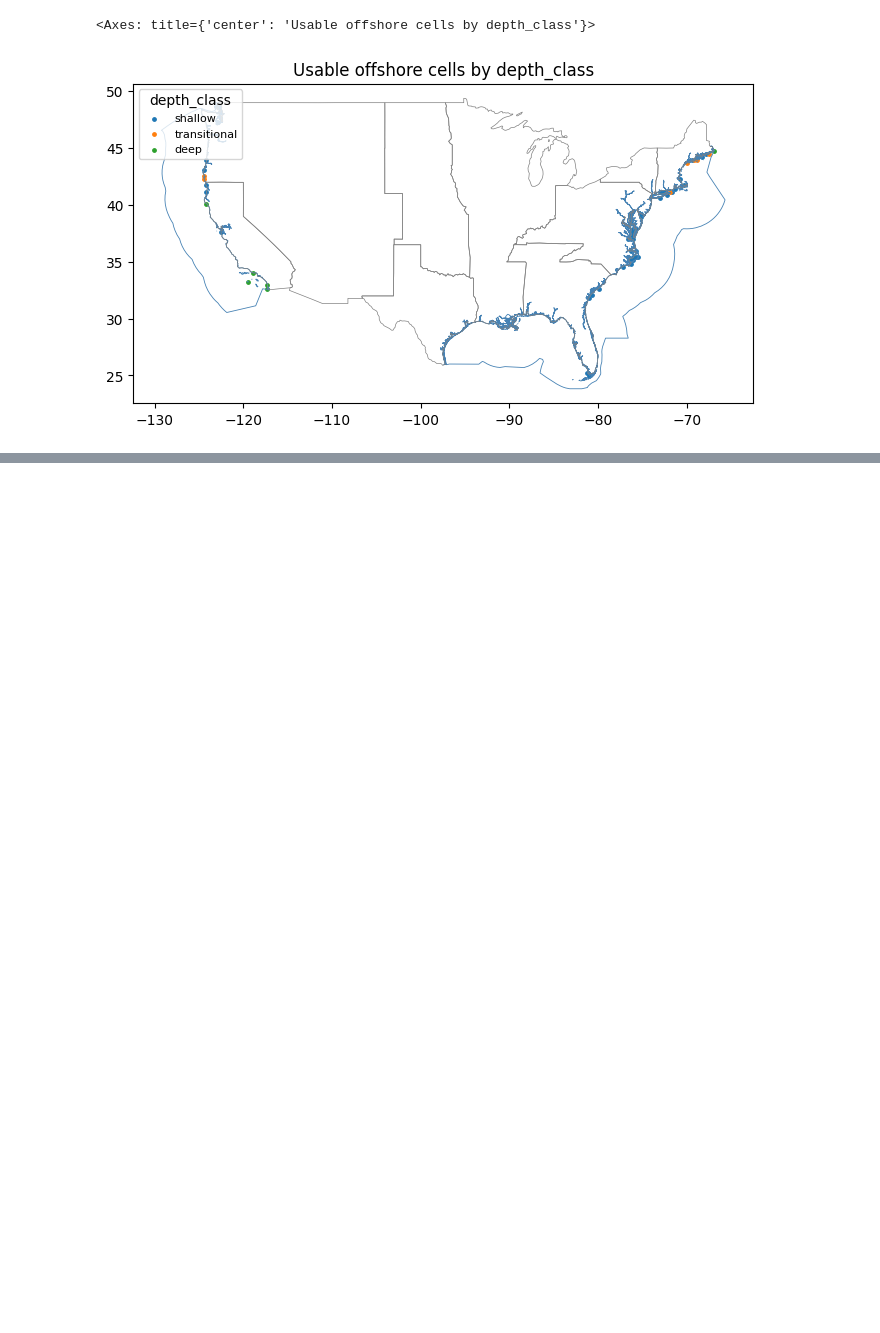
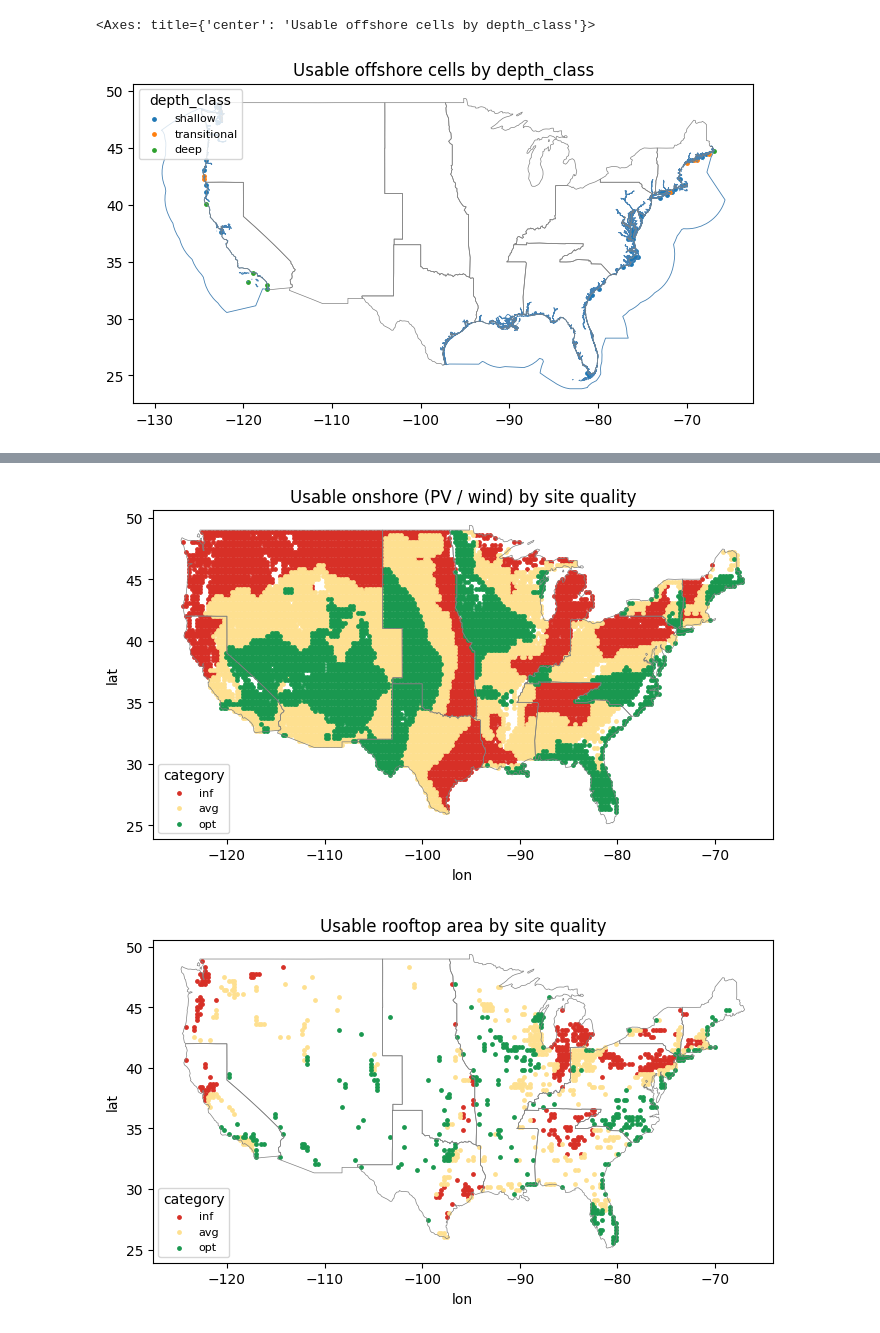
Before and after one commit to loeffko/GENeSYS_MOD.tools, a Jupyter notebook: GIS_&_Timeseries_Tool/GENeSYS-MOD_RES_Tool_US.ipynb, the cells around one changed output, grey strips where cells are left out. Drawn from its saved outputs; the diff is of its cells as text; code cells hidden in the pictures; blank space fills up the shorter version.

```diff
--- a/GIS_&_Timeseries_Tool/GENeSYS-MOD_RES_Tool_US.ipynb
+++ b/GIS_&_Timeseries_Tool/GENeSYS-MOD_RES_Tool_US.ipynb
@@ -280,9 +280,9 @@ The cells above process every region at once, which rasterizes the land-cover ma
 and returns one stitched availability map across all regions. Reuses the same `excluder`/`cities` defined above.
 # %%
 # Memory-safe: process every region one at a time. Saves per-region + combined
-# CSVs, returns one stitched availability map AND the usable coords (all regions)
-# for the usable-site timeseries below: land (PV/onshore wind), rooftop, offshore.
-# Offshore cells are filtered by depth AND marine protected areas. regions=[] = all.
+# CSVs, returns the stitched availability map + usable coords (land/rooftop/offshore)
+# for the usable-site timeseries below. Passing pv_solar_panel adds a site-quality
+# 'category' (inf/avg/opt) column to the usable-coords CSVs. regions=[] = all.
 combined_potentials, stitched_land, stitched_rooftop, coords_onshore_usable, coords_rooftop_usable, coords_offshore_usable = calculate_potentials_per_region(
     cutout, geo_file, coords_onshore,
     excluder=excluder, cities=cities,
@@ -295,6 +295,8 @@ combined_potentials, stitched_land, stitched_rooftop, coords_onshore_usable, coo
     pv_cap_per_sqkm=pv_cap_per_sqkm, pv_percent_land_available=pv_percent_land_available,
     wind_cap_per_sqkm=wind_cap_per_sqkm, wind_percent_land_available=wind_percent_land_available,
     rooftop_cap_per_sqkm=rooftop_cap_per_sqkm, rooftop_percent_area_available=rooftop_percent_area_available,
+    pv_solar_panel=solar_panel, pv_slope=pv_slope, pv_azimuth=pv_azimuth,
+    optimal_tilt=pv_optimal_tilt, rooftop_pv_slope=rooftop_pv_slope, rooftop_pv_azimuth=rooftop_pv_azimuth,
     output_dir=output_dir, filename=filename,
 )
 combined_potentials
@@ -416,0 +425,21 @@ usable offshore cells: 59 of 2727
+# %%
+# Maps of usable sites per technology, colour-coded. Onshore/rooftop use the
+# site-quality 'category' column (inf/avg/opt) now stored in the usable-coords;
+# offshore uses depth class. Guarded so missing/empty layers are skipped.
+_region_shapes = shapes if 'shapes' in dir() else None
+
+if 'coords_onshore_usable' in dir() and coords_onshore_usable is not None and len(coords_onshore_usable):
+    plot_usable_coords(coords_onshore_usable, shapes=_region_shapes,
+                       color_by='category', title='Usable onshore (PV / wind) by site quality')
+
+if 'coords_rooftop_usable' in dir() and coords_rooftop_usable is not None and len(coords_rooftop_usable):
+    plot_usable_coords(coords_rooftop_usable, shapes=_region_shapes,
+                       color_by='category', title='Usable rooftop area by site quality')
+
+if 'coords_offshore_usable' in dir() and coords_offshore_usable is not None and len(coords_offshore_usable):
+    plot_usable_coords(coords_offshore_usable, shapes=_region_shapes,
+                       boundary_file=offshore_file, color_by='depth_class',
+                       title='Usable offshore (by depth class)')
+# %% [output]
+[figure, added]
+[figure, added]
```
Also changed, not shown: parts of 2 cells of this notebook, 5 other files.
